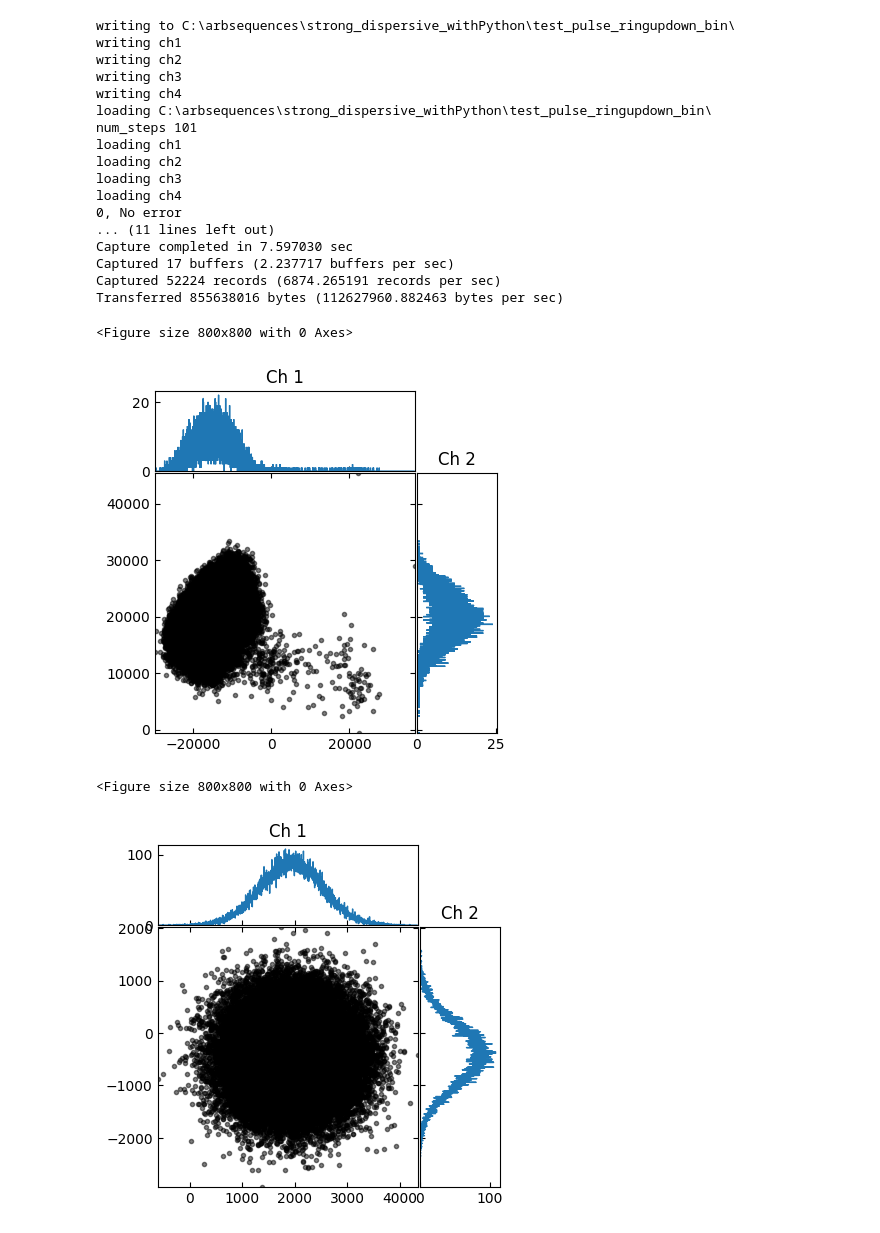
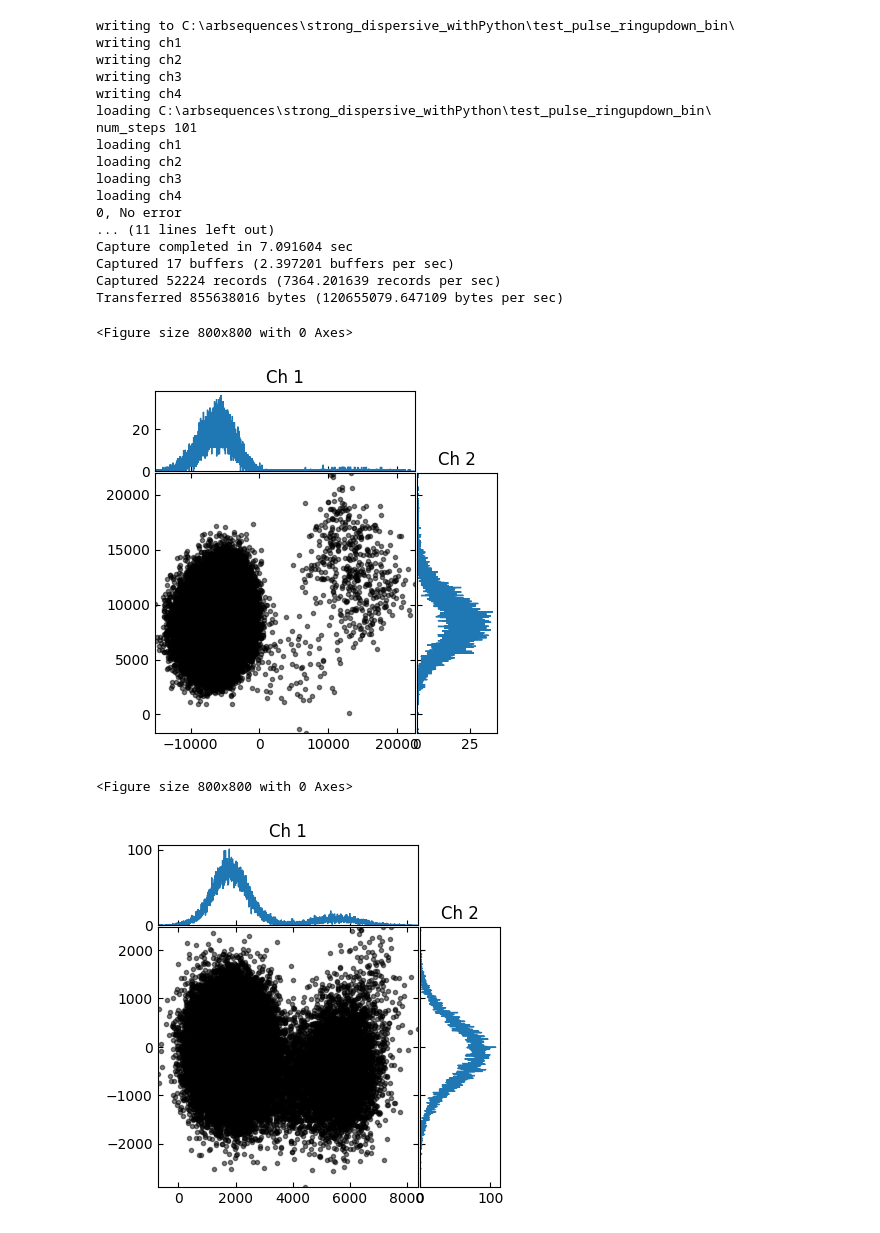
Before and after one commit to Katermurch/BlueFridgeNonLin, a Jupyter notebook: qubit_spectroscopy.ipynb, the cells around one changed output. Saved outputs shown, nothing was run; the diff lists cells and outputs as text; code cells hidden in the pictures.

```diff
--- a/qubit_spectroscopy.ipynb
+++ b/qubit_spectroscopy.ipynb
@@ -34,48 +37,49 @@ Qubit(RO_IF=None, ro_amp=0.4, ge_ssm=-0.154, qubit_thr=[-10000, 1900], ro_dur=40
 # %%
-num_steps =101
-f1=-.15
-f2=-.05
+num_steps = 101
+f1 = -0.23
+f2 = -0.16
 
 reps = 500
-general_vals_dict["wx_amps"]=[1.0, 1, 0.5, .4]
-spec.spectroscopy_ge(
-    q3,
+general_vals_dict["wx_amps"] = [1.0, 0.5, 0.5, 1]
+spec.spectroscopy_ef(
+    q1,
+    q2,
     general_vals_dict,
     ssm_start=f1,
     ssm_stop=f2,
-    spec_amp=0.1,
+    spec_amp=0.5,
     sweep_time=10000,
     verbose=False,
 )
-wx.wx_set_and_amplitude_and_offset(amp=general_vals_dict["wx_amps"],
-                                    offset=general_vals_dict["wx_offs"])
+wx.wx_set_and_amplitude_and_offset(
+    amp=general_vals_dict["wx_amps"], offset=general_vals_dict["wx_offs"]
+)
 # Acquire the raw IQ data
-values = daq.run_daq_het_2q(q1, q2,
-                            num_patterns=num_steps,
-                            num_records_per_pattern=reps,
-                            verbose=True)
+values = daq.run_daq_het_2q(
+    q1, q2, num_patterns=num_steps, num_records_per_pattern=reps, verbose=True
+)
 # %% [output]
 writing to C:\arbsequences\strong_dispersive_withPython\test_pulse_ringupdown_bin\
 writing ch1
 writing ch2
 writing ch3
 writing ch4
 loading C:\arbsequences\strong_dispersive_withPython\test_pulse_ringupdown_bin\
 num_steps 101
 loading ch1
 loading ch2
 loading ch3
 loading ch4
 0, No error
 ... (11 lines left out)
-Capture completed in 7.597030 sec
-Captured 17 buffers (2.237717 buffers per sec)
-Captured 52224 records (6874.265191 records per sec)
-Transferred 855638016 bytes (112627960.882463 bytes per sec)
+Capture completed in 7.091604 sec
+Captured 17 buffers (2.397201 buffers per sec)
+Captured 52224 records (7364.201639 records per sec)
+Transferred 855638016 bytes (120655079.647109 bytes per sec)
 <Figure size 800x800 with 0 Axes>
-[figure, old version]
+[figure, new version]
 <Figure size 800x800 with 0 Axes>
-[figure, old version]
+[figure, new version]
 # %%
 freq_list = np.linspace(f1, f2, num_steps)
 dat = plotting.get_IQ_averages(values)
```
Also changed, not shown: parts of 2 cells of this notebook, 14 other files.
